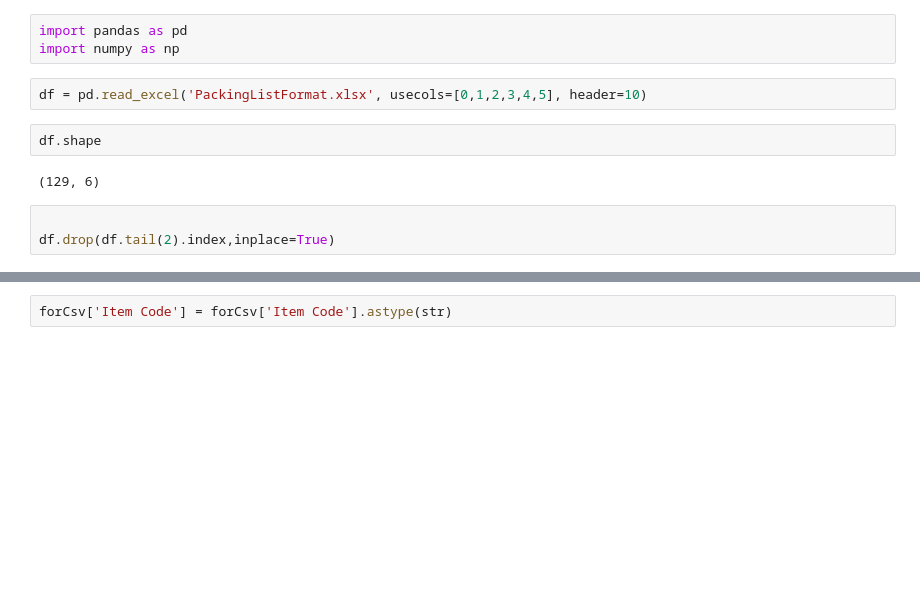
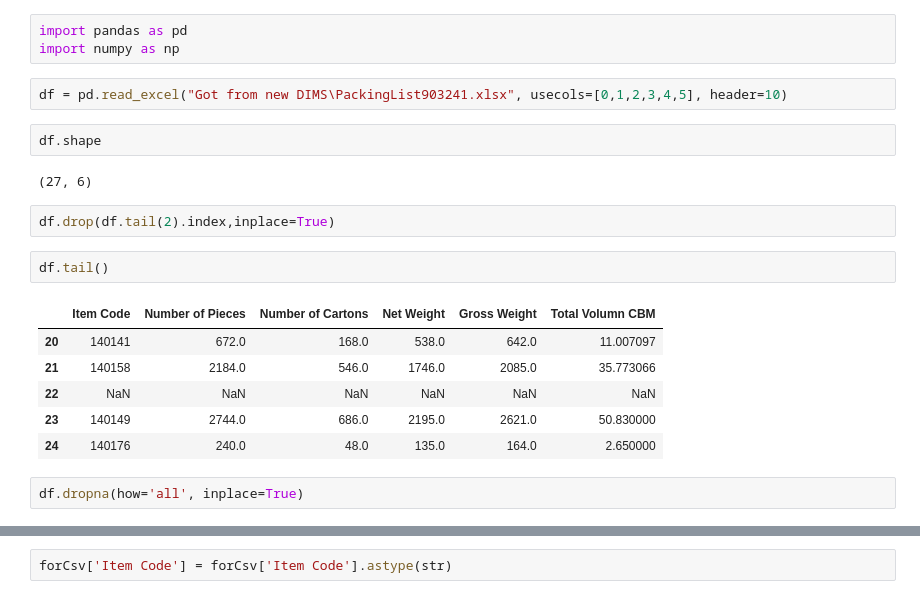
Before and after one commit to fmqbl/Exploratory-Notebooks, a Jupyter notebook: PackingListScript/PackingListtoCSV.ipynb, the cells around one changed output, grey strips where cells are left out. Drawn from its saved outputs; the diff is of its cells as text; blank space fills up the shorter version.

```diff
--- a/PackingListScript/PackingListtoCSV.ipynb
+++ b/PackingListScript/PackingListtoCSV.ipynb
@@ -2,11 +2,21 @@
 import pandas as pd
 import numpy as np
 # %%
-df = pd.read_excel('PackingListFormat.xlsx', usecols=[0,1,2,3,4,5], header=10)
+df = pd.read_excel("Got from new DIMS\PackingList903241.xlsx", usecols=[0,1,2,3,4,5], header=10)
 # %%
 df.shape
 # %% [output]
-(129, 6)
+(27, 6)
 # %%
-
 df.drop(df.tail(2).index,inplace=True)
+# %%
+df.tail()
+# %% [output]
+|  | Item Code | Number of Pieces | Number of Cartons | Net Weight | Gross Weight | Total Volumn CBM |
+| 20 | 140141 | 672.0 | 168.0 | 538.0 | 642.0 | 11.007097 |
+| 21 | 140158 | 2184.0 | 546.0 | 1746.0 | 2085.0 | 35.773066 |
+| 22 | NaN | NaN | NaN | NaN | NaN | NaN |
+| 23 | 140149 | 2744.0 | 686.0 | 2195.0 | 2621.0 | 50.830000 |
+| 24 | 140176 | 240.0 | 48.0 | 135.0 | 164.0 | 2.650000 |
+# %%
+df.dropna(how='all', inplace=True)
```
Also changed, not shown: parts of 33 cells of this notebook, 2 other files.
